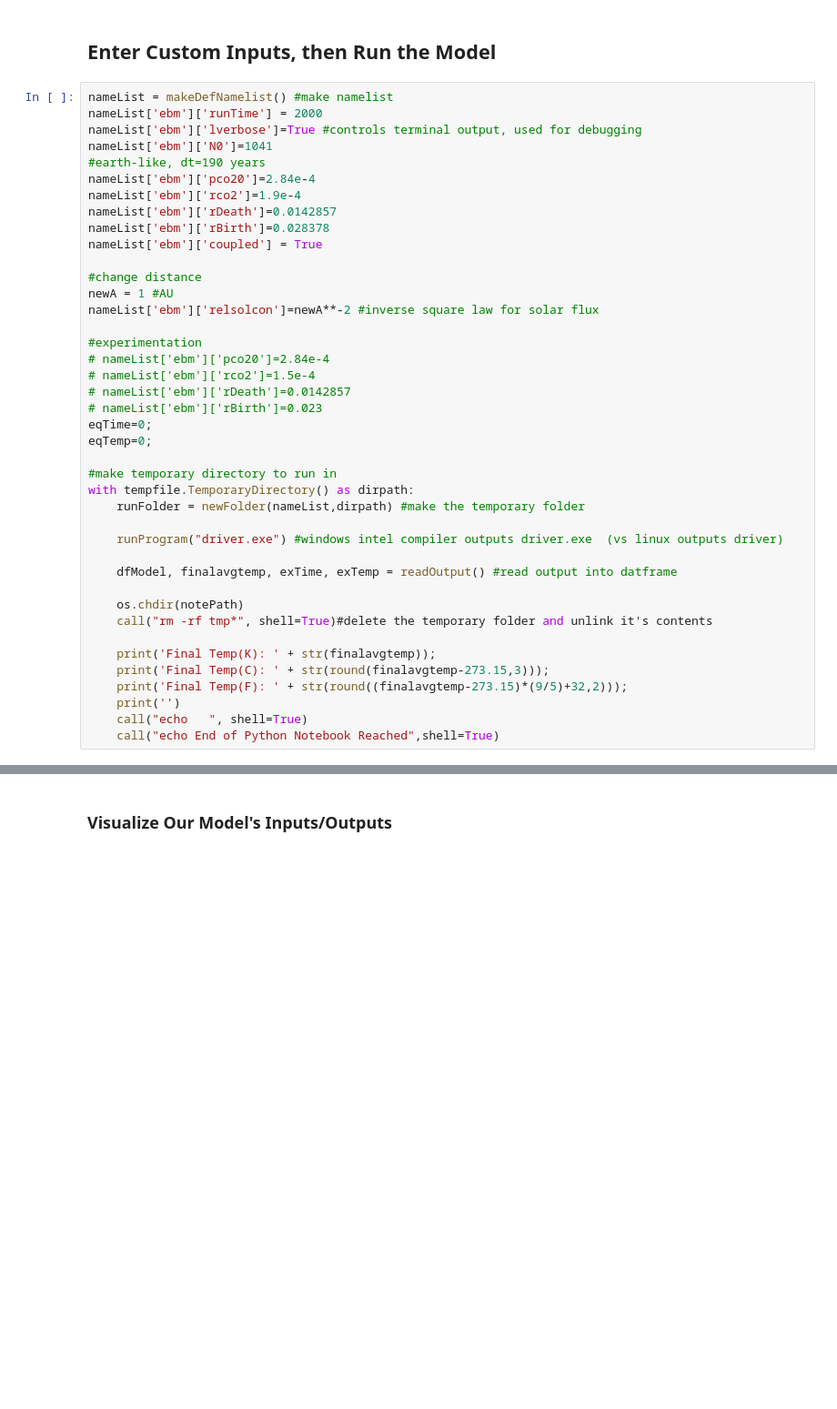
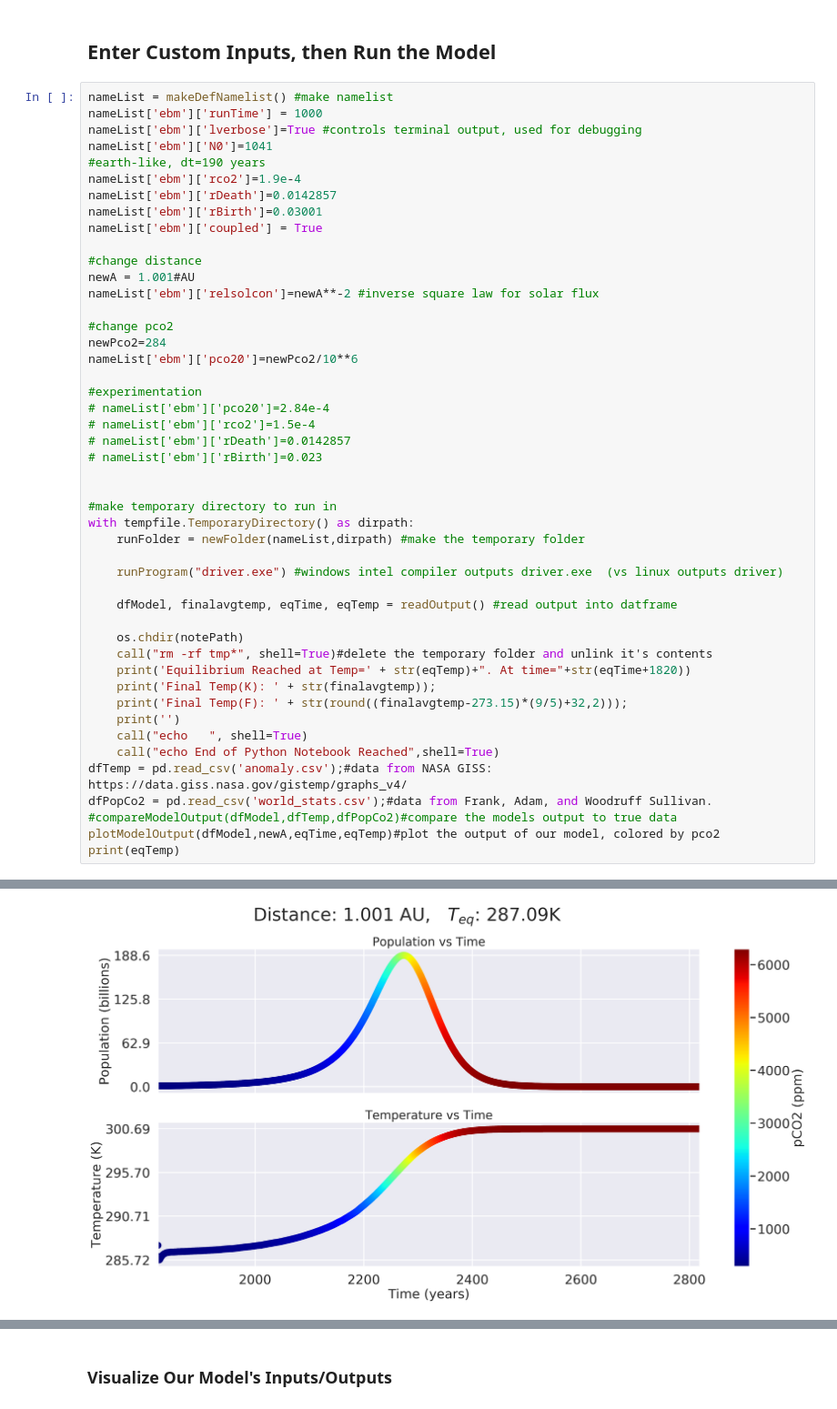
Before and after one commit to ethansav3/coupled_ebm, a Jupyter notebook: model/ebmFinal.ipynb, the cells around one changed output, grey strips where cells are left out. Shown: that part at 91% size. Drawn from its saved outputs; the diff is of its cells as text; blank space fills up the shorter version.

```diff
--- a/model/ebmFinal.ipynb
+++ b/model/ebmFinal.ipynb
@@ -28,27 +28,29 @@ dfModel = []#will contain output from our model
 ## Enter Custom Inputs, then Run the Model
 # %%
 nameList = makeDefNamelist() #make namelist
-nameList['ebm']['runTime'] = 2000
+nameList['ebm']['runTime'] = 1000
 nameList['ebm']['lverbose']=True #controls terminal output, used for debugging
 nameList['ebm']['N0']=1041
 #earth-like, dt=190 years
-nameList['ebm']['pco20']=2.84e-4
 nameList['ebm']['rco2']=1.9e-4
 nameList['ebm']['rDeath']=0.0142857
-nameList['ebm']['rBirth']=0.028378
+nameList['ebm']['rBirth']=0.03001
 nameList['ebm']['coupled'] = True
 
 #change distance
-newA = 1 #AU
+newA = 1.001#AU
 nameList['ebm']['relsolcon']=newA**-2 #inverse square law for solar flux
+
+#change pco2
+newPco2=284
+nameList['ebm']['pco20']=newPco2/10**6
 
 #experimentation
 # nameList['ebm']['pco20']=2.84e-4
 # nameList['ebm']['rco2']=1.5e-4
 # nameList['ebm']['rDeath']=0.0142857
 # nameList['ebm']['rBirth']=0.023
-eqTime=0;
-eqTemp=0;
+
 
 #make temporary directory to run in
 with tempfile.TemporaryDirectory() as dirpath:
@@ -56,14 +58,19 @@ with tempfile.TemporaryDirectory() as dirpath:
 
     runProgram("driver.exe") #windows intel compiler outputs driver.exe  (vs linux outputs driver)
 
-    dfModel, finalavgtemp, exTime, exTemp = readOutput() #read output into datframe
+    dfModel, finalavgtemp, eqTime, eqTemp = readOutput() #read output into datframe
 
     os.chdir(notePath)
     call("rm -rf tmp*", shell=True)#delete the temporary folder and unlink it's contents
-
+    print('Equilibrium Reached at Temp=' + str(eqTemp)+". At time="+str(eqTime+1820))
     print('Final Temp(K): ' + str(finalavgtemp));
-    print('Final Temp(C): ' + str(round(finalavgtemp-273.15,3)));
     print('Final Temp(F): ' + str(round((finalavgtemp-273.15)*(9/5)+32,2)));
     print('')
     call("echo   ", shell=True)
     call("echo End of Python Notebook Reached",shell=True)
+dfTemp = pd.read_csv('anomaly.csv');#data from NASA GISS: https://data.giss.nasa.gov/gistemp/graphs_v4/
+dfPopCo2 = pd.read_csv('world_stats.csv');#data from Frank, Adam, and Woodruff Sullivan.
+#compareModelOutput(dfModel,dfTemp,dfPopCo2)#compare the models output to true data
+plotModelOutput(dfModel,newA,eqTime,eqTemp)#plot the output of our model, colored by pco2
+print(eqTemp)
+# %% [output]
@@ -69,0 +80 @@ with tempfile.TemporaryDirectory() as dirpath:
+[figure, added]
```
Also changed, not shown: parts of 3 cells of this notebook, 2 other files.
